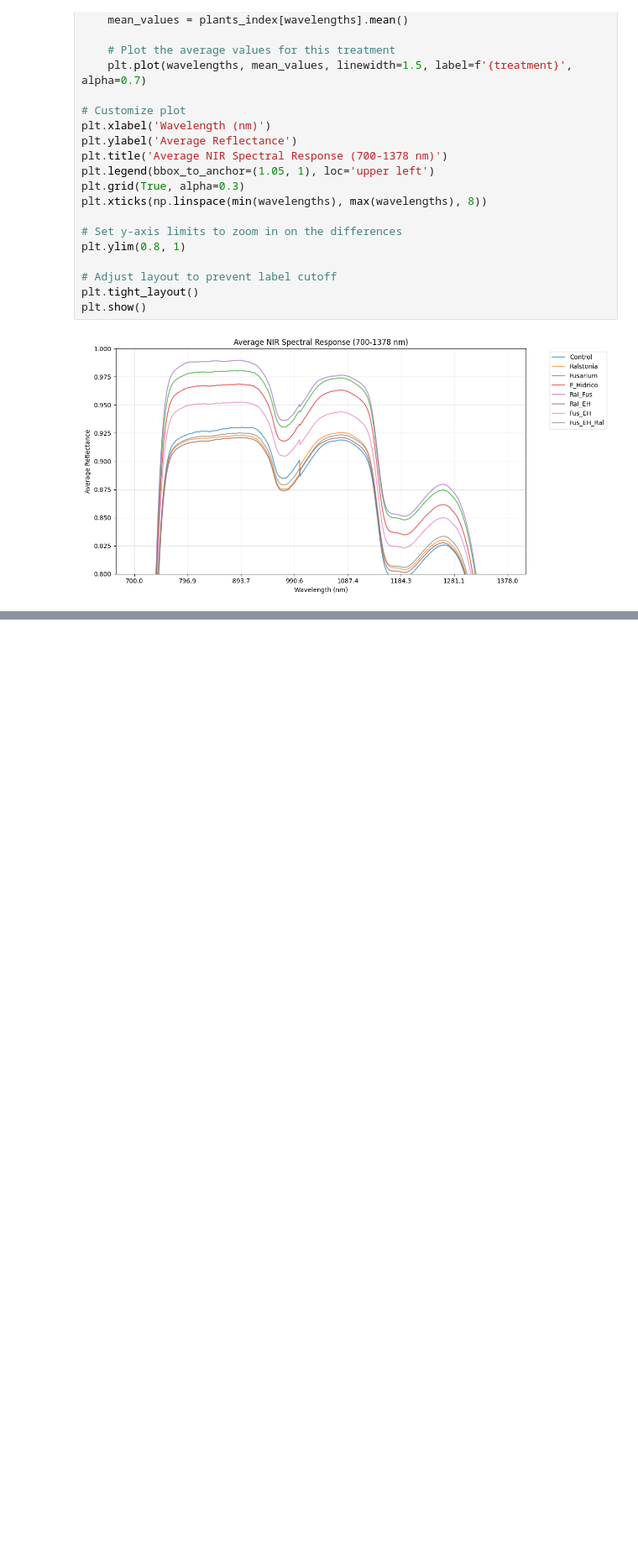
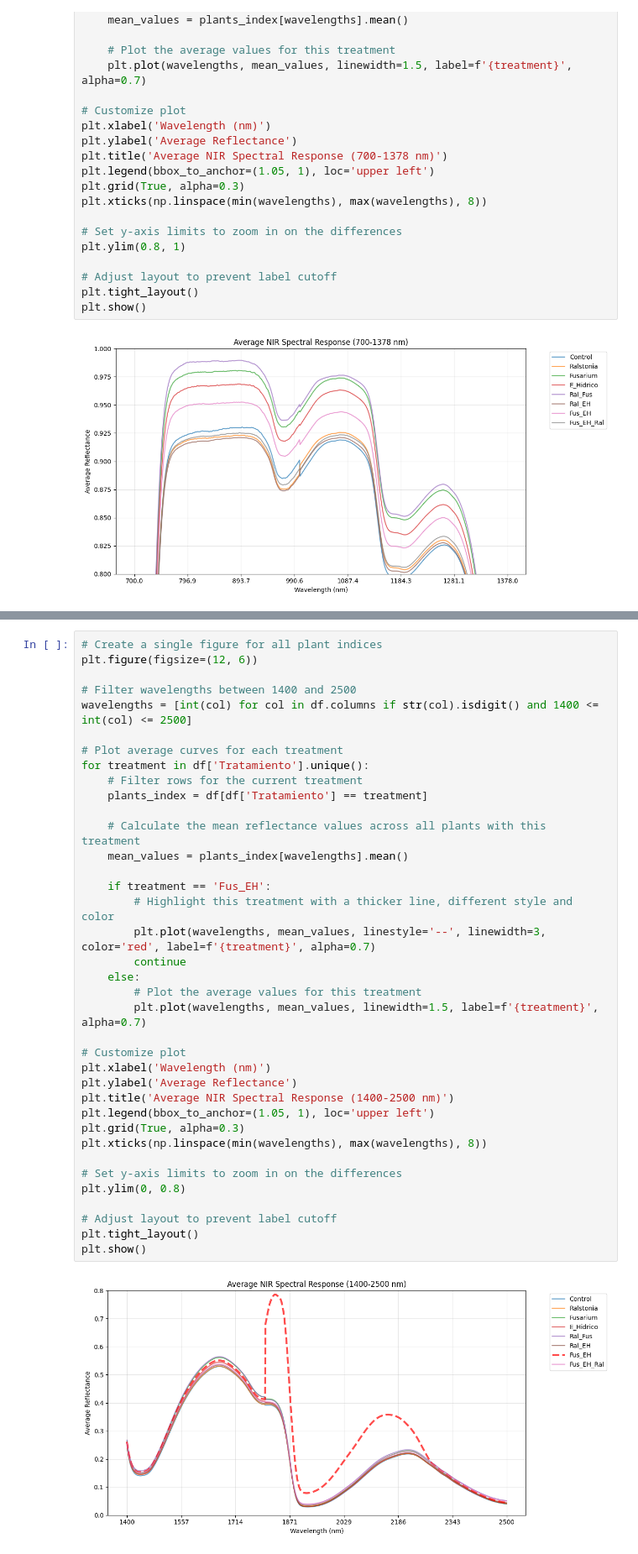
Before and after one commit to RicardoLoperaV/Computacion-Grafica-y-Visualizacion-Cientifica, a Jupyter notebook: Visualizacion de Datos/visualizacion.ipynb, the cells around one changed output, grey strips where cells are left out. Shown at 84% size. Drawn from its saved outputs; the diff is of its cells as text; blank space fills up the shorter version.

```diff
--- a/Visualizacion de Datos/visualizacion.ipynb
+++ b/Visualizacion de Datos/visualizacion.ipynb
@@ -375,0 +378,39 @@ There's a noticeable dip in the reflectance of the control treatment at approxim
+# %%
+# Create a single figure for all plant indices
+plt.figure(figsize=(12, 6))
+
+# Filter wavelengths between 1400 and 2500
+wavelengths = [int(col) for col in df.columns if str(col).isdigit() and 1400 <= int(col) <= 2500]
+
+# Plot average curves for each treatment
+for treatment in df['Tratamiento'].unique():
+    # Filter rows for the current treatment
+    plants_index = df[df['Tratamiento'] == treatment]
+
+    # Calculate the mean reflectance values across all plants with this treatment
+    mean_values = plants_index[wavelengths].mean()
+
+    if treatment == 'Fus_EH':
+        # Highlight this treatment with a thicker line, different style and color
+        plt.plot(wavelengths, mean_values, linestyle='--', linewidth=3, color='red', label=f'{treatment}', alpha=0.7)
+        continue
+    else:
+        # Plot the average values for this treatment
+        plt.plot(wavelengths, mean_values, linewidth=1.5, label=f'{treatment}', alpha=0.7)
+
+# Customize plot
+plt.xlabel('Wavelength (nm)')
+plt.ylabel('Average Reflectance')
+plt.title('Average NIR Spectral Response (1400-2500 nm)')
+plt.legend(bbox_to_anchor=(1.05, 1), loc='upper left')
+plt.grid(True, alpha=0.3)
+plt.xticks(np.linspace(min(wavelengths), max(wavelengths), 8))
+
+# Set y-axis limits to zoom in on the differences
+plt.ylim(0, 0.8)
+
+# Adjust layout to prevent label cutoff
+plt.tight_layout()
+plt.show()
+# %% [output]
+[figure, added]
```
Also changed, not shown: parts of 2 cells of this notebook, 1 other file.
